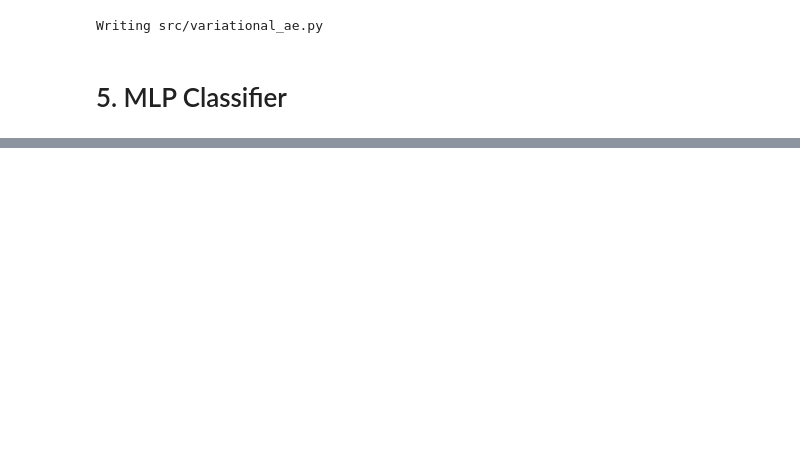
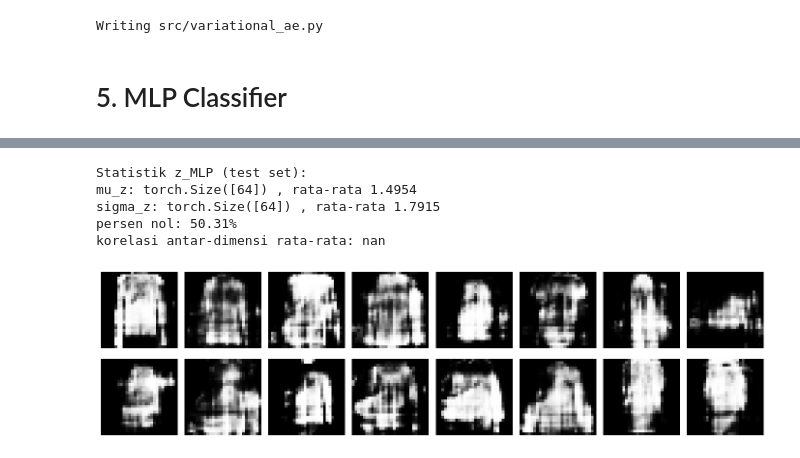
Before and after one commit to KenNicholas/komparatif-genai, a Jupyter notebook: komparatif_genai.ipynb, the cells around one changed output, grey strips where cells are left out. Saved outputs shown, nothing was run; the diff lists cells and outputs as text; code cells hidden in the pictures; blank space fills up the shorter version.

```diff
--- a/komparatif_genai.ipynb
+++ b/komparatif_genai.ipynb
@@ -1039,0 +1205,9 @@ Writing src/variational_ae.py
+# %%
+mse_tahap2 = []
+for kelas in range(10):
+    idx = (y_MLP == kelas)
+    rata2 = x_MLP[idx].mean(dim=0).squeeze()
+    mse_kelas = float(((hasil_tahap2[kelas].cpu() - rata2)**2).mean())
+    mse_tahap2.append(mse_kelas)
+    print(f'kelas {kelas}: MSE vs rata-rata kelas = {mse_kelas:.3f}')
+print(f'rata-rata MSE Tahap 2: {sum(mse_tahap2)/10:.3f}')
@@ -1039,0 +1339,34 @@ Writing src/variational_ae.py
+# %%
+# Tahap 5: Uji Sampling Generatif pada Ruang Laten MLP Classifier
+import numpy as np
+import matplotlib.pyplot as plt
+
+mu_z = z_MLP.mean(dim=0)
+sigma_z = z_MLP.std(dim=0)
+persen_nol = (z_MLP == 0).float().mean().item() * 100
+korelasi = torch.corrcoef(z_MLP.T).abs().mean().item()
+
+print('Statistik z_MLP (test set):')
+print(f'mu_z: {mu_z.shape} , rata-rata {mu_z.mean().item():.4f}')
+print(f'sigma_z: {sigma_z.shape} , rata-rata {sigma_z.mean().item():.4f}')
+print(f'persen nol: {persen_nol:.2f}%')
+print(f'korelasi antar-dimensi rata-rata: {korelasi:.4f}')
+
+torch.manual_seed(42)
+z_rand = mu_z + sigma_z * torch.randn(16, 64)
+with torch.no_grad():
+    x_rand = decoder_mlp(z_rand.to(device)).cpu()
+
+fig, ax = plt.subplots(2, 8, figsize=(14, 4))
+for i in range(16):
+    ax[i // 8, i % 8].imshow(x_rand[i].reshape(28, 28), cmap='gray')
+    ax[i // 8, i % 8].axis('off')
+plt.tight_layout()
+plt.show()
+# %% [output]
+Statistik z_MLP (test set):
+mu_z: torch.Size([64]) , rata-rata 1.4954
+sigma_z: torch.Size([64]) , rata-rata 1.7915
+persen nol: 50.31%
+korelasi antar-dimensi rata-rata: nan
+[figure, added]
```
Also changed, not shown: parts of 23 cells of this notebook.
